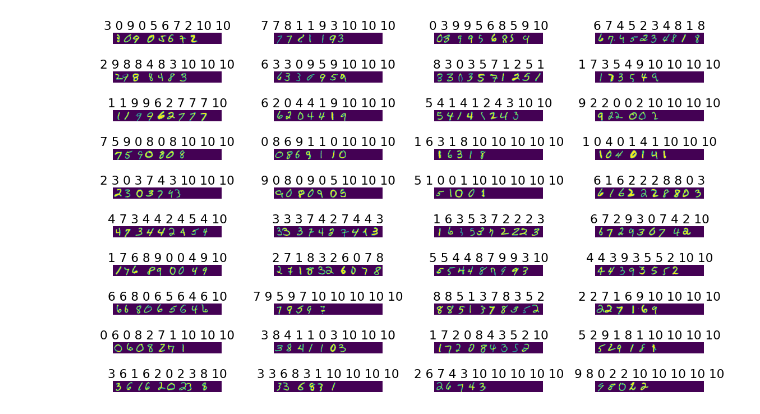
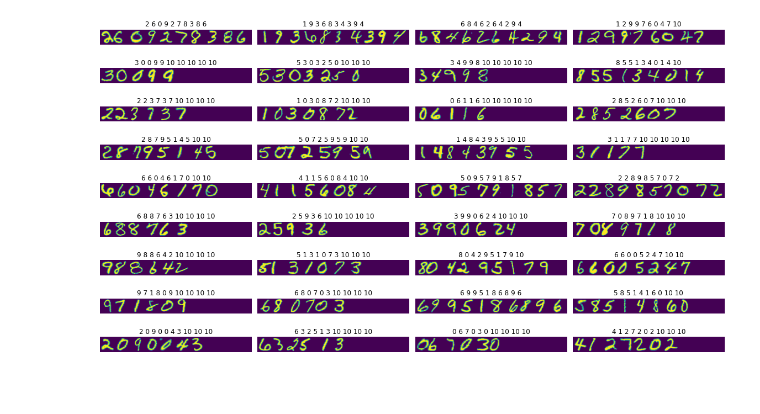
Before and after one commit to ivanmarkov97/pytorch_ocr, a Jupyter notebook: CTC_loss_RCNN.ipynb, the cells around one changed output. Cells and saved outputs as stored; diff of their text form; code cells hidden in the pictures; blank space fills up the shorter version.

Commit message:
Added train loop and labels cleaning

```diff
--- a/CTC_loss_RCNN.ipynb
+++ b/CTC_loss_RCNN.ipynb
@@ -41,7 +42,10 @@ class EMNISTDataset(data.Dataset):
                blank_label = 11,
                pad_label = 10,
                img_size: [int, int] = (28, 28)):
-      self.dataset = datasets.MNIST(root='./data', train=train, download=True)
+      self.dataset = datasets.EMNIST(root='./data',
+                                     split='mnist',
+                                     train=train,
+                                     download=True)
       self.max_seq_len = max_seq_len
       self.img_size = img_size
 
@@ -55,6 +59,8 @@ class EMNISTDataset(data.Dataset):
     for i in range(0, seq_len):
       index = random.randint(0, self.dataset.train_data.size(0) - 1)
       image, label = self.dataset[index]
+      image = transforms.functional.rotate(image, angle=-90)
+      image = transforms.functional.hflip(image)
       image = np.array(image) / 255
       insert_pos = np.array([i * image.shape[1], (i + 1) * image.shape[1]])
 
@@ -82,21 +99,21 @@ dataset = EMNISTDataset(train=True, max_seq_len=10, pad_label=pad_label, blank_l
 # %%
-n_images = 40
+n_images = 36
 n_cols = 4
 n_rows = n_images // n_cols + 1
 
-fig = plt.figure(10, figsize=(n_cols * 4, n_rows))
+fig = plt.figure(n_rows, figsize=(n_cols * 4, n_rows))
 
 for num in range(n_images):
   i = num // n_cols
   j = num % n_cols
   train_img_tensor, labels_tenzor, labels_lens = dataset[i]
   ax = fig.add_subplot(n_rows, n_cols, i  * n_cols + j + 1)
   ax.set_title(' '.join([str(label.item()) for label in labels_tenzor[0] if label.item() != blank_label]))
   ax.imshow(train_img_tensor[0])
   ax.axis('off')
 plt.tight_layout()
 # %% [output]
-[figure, old version]
+[figure, new version]
 # %%
 class RCNN(nn.Module):
 
```
Also changed, not shown: parts of 7 cells of this notebook, 1 other file.
